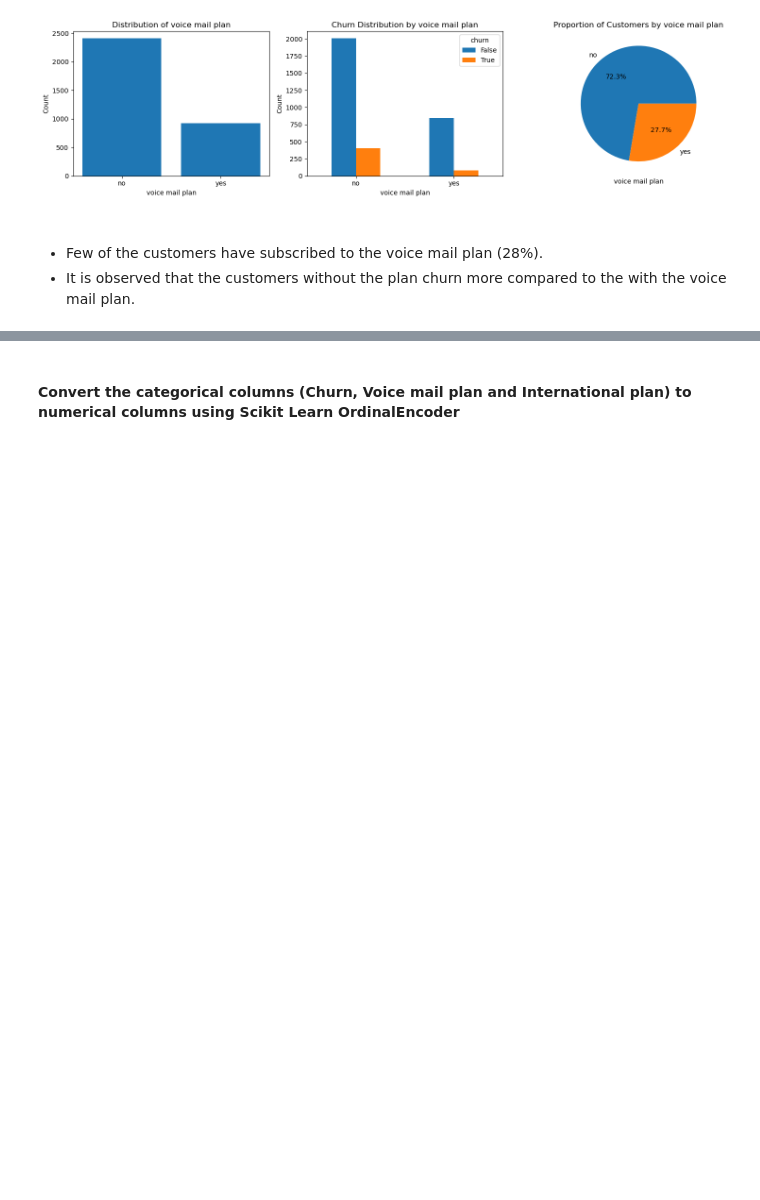
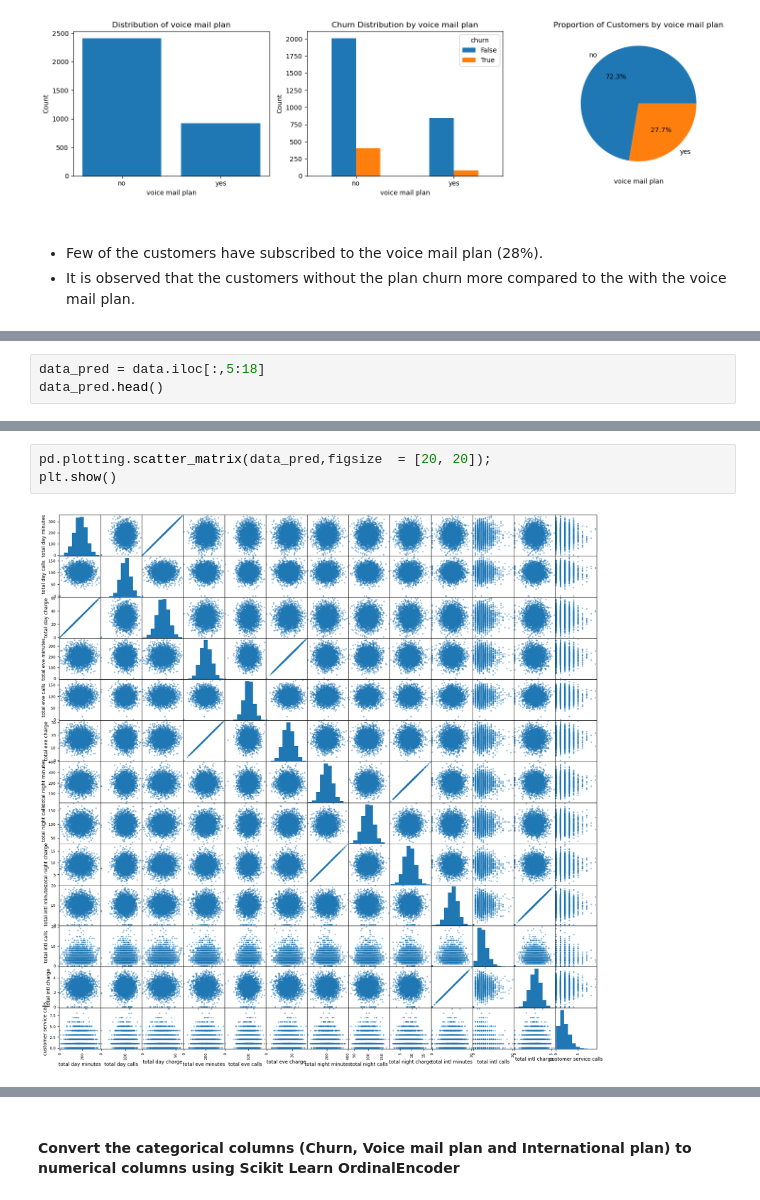
Before and after one commit to Emilly-Njue/Phase3-Project, a Jupyter notebook: customer_churn.ipynb, the cells around one changed output, grey strips where cells are left out. Saved outputs shown, nothing was run; the diff lists cells and outputs as text; blank space fills up the shorter version.

```diff
--- a/customer_churn.ipynb
+++ b/customer_churn.ipynb
@@ -282,0 +292,3 @@ visualize_column('voice mail plan')
+# %%
+data_pred = data.iloc[:,5:18]
+data_pred.head()
@@ -282,0 +302,5 @@ visualize_column('voice mail plan')
+# %%
+pd.plotting.scatter_matrix(data_pred,figsize  = [20, 20]);
+plt.show()
+# %% [output]
+[figure, added]
```
Also changed, not shown: parts of 17 cells of this notebook.
